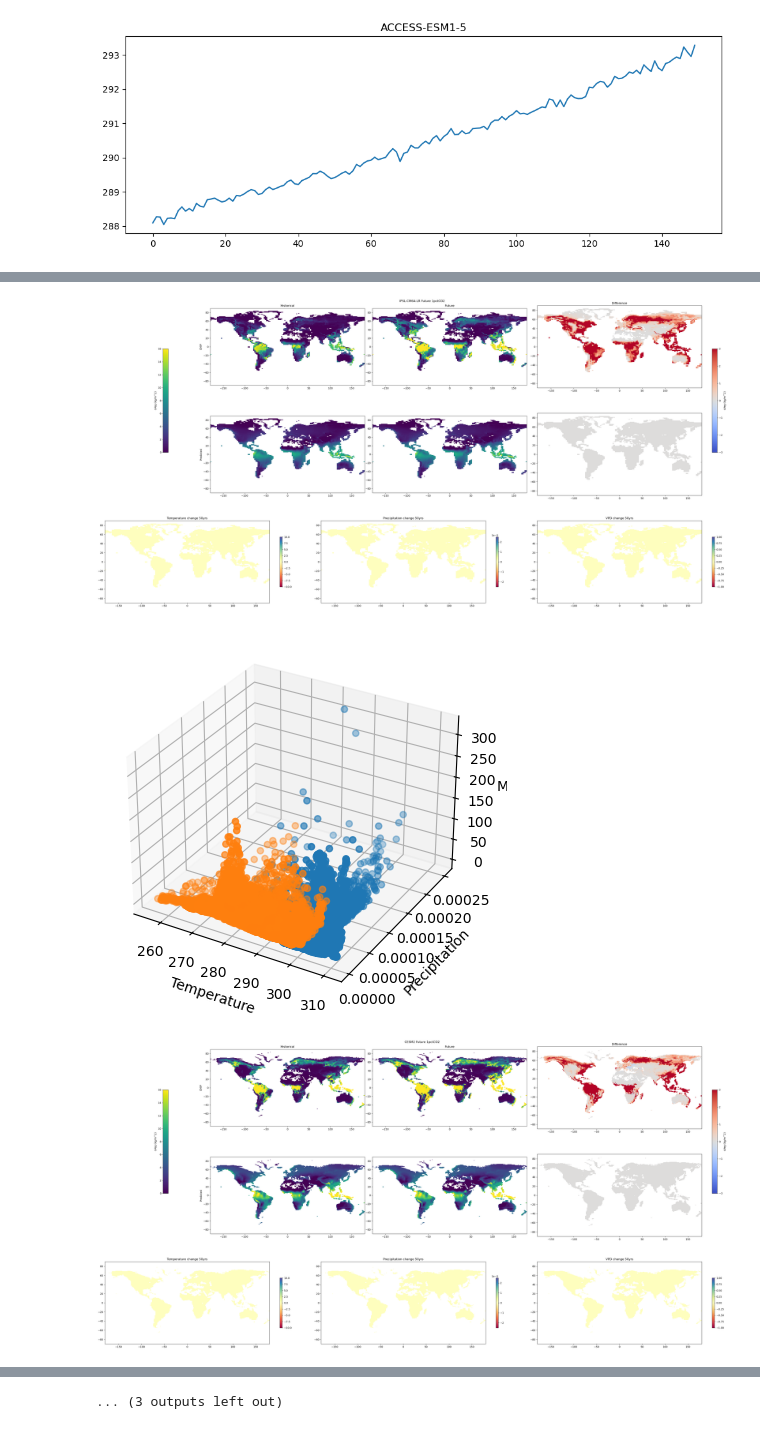
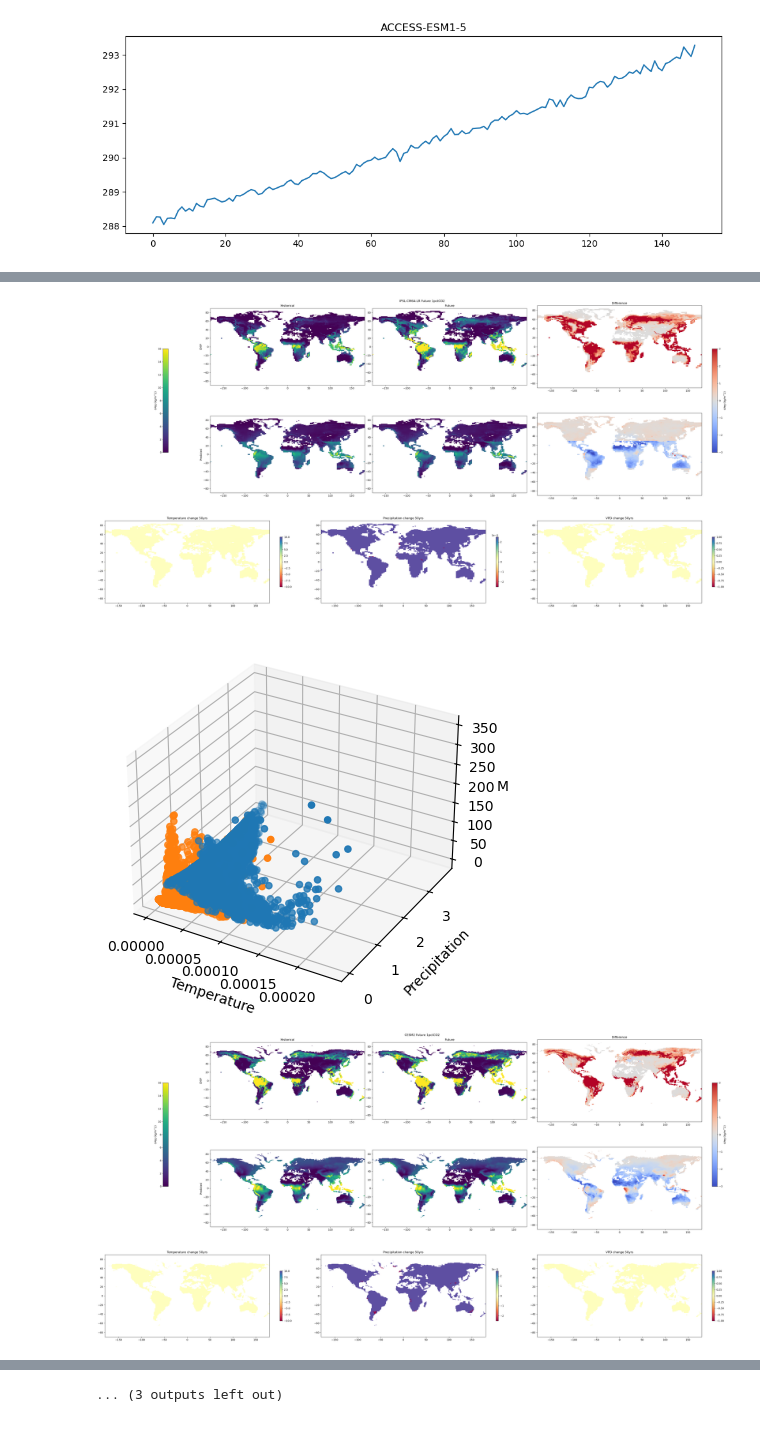
Before and after one commit to ffloof/CMIPscript, a Jupyter notebook: ModelViz.ipynb, the cells around one changed output, grey strips where cells are left out. Saved outputs shown, nothing was run; the diff lists cells and outputs as text; code cells hidden in the pictures.

```diff
--- a/ModelViz.ipynb
+++ b/ModelViz.ipynb
@@ -36,6 +36,9 @@ end_y = 12*(100) # 1950
 
 def avg20(ds):
     return np.mean(ds, axis=0) # axis of mean = time
+
+def std20(ds):
+    return np.std(ds, axis=0)
 # %%
 from sklearn.linear_model import LinearRegression
 # %%
@@ -261,6 +264,9 @@ for expname in list_experiments("hurs"):
     y_hurs = avg20(hurs_data[start_y:end_y,:,:])
     #y_gpp = avg20(gpp_data[start_y:end_y,:,:])
     y_cveg = avg20(cveg_data[start_y:end_y,:,:])
+
+    x_std = std20(pr_data[start_x:end_x,:,:])
+    y_std = std20(pr_data[start_y:end_y,:,:])
 
     x_vpd = vpd(x_ts, x_hurs)
     y_vpd = vpd(y_ts, y_hurs)
@@ -284,5 +290,5 @@ for expname in list_experiments("hurs"):
     #plt.savefig("figure_delta50_" + expname + ".png")
     #i += 1
 
-    fit_and_test(np.array([y_ts, y_pr, y_vpd]), x_cveg, [mask1,mask2], np.array([y_ts, y_pr, y_vpd]), y_cveg, expname + " Future 1pctCO2")
+    fit_and_test(np.array([x_pr, x_vpd, x_std]), x_cveg, [mask1,mask2], np.array([y_pr, y_vpd, y_std]), y_cveg, expname + " Future 1pctCO2")
 # %% [output]
@@ -304,3 +310,3 @@ CanESM5 Future 1pctCO2 Extratropics Adjusted Coefficients 1.8607328 1.4099205 -1
-[figure, old version]
+[figure, new version]
-[figure, old version]
+[figure, new version]
-[figure, old version]
+[figure, new version]
```
Also changed, not shown: parts of 1 cell of this notebook, 4 other files.
